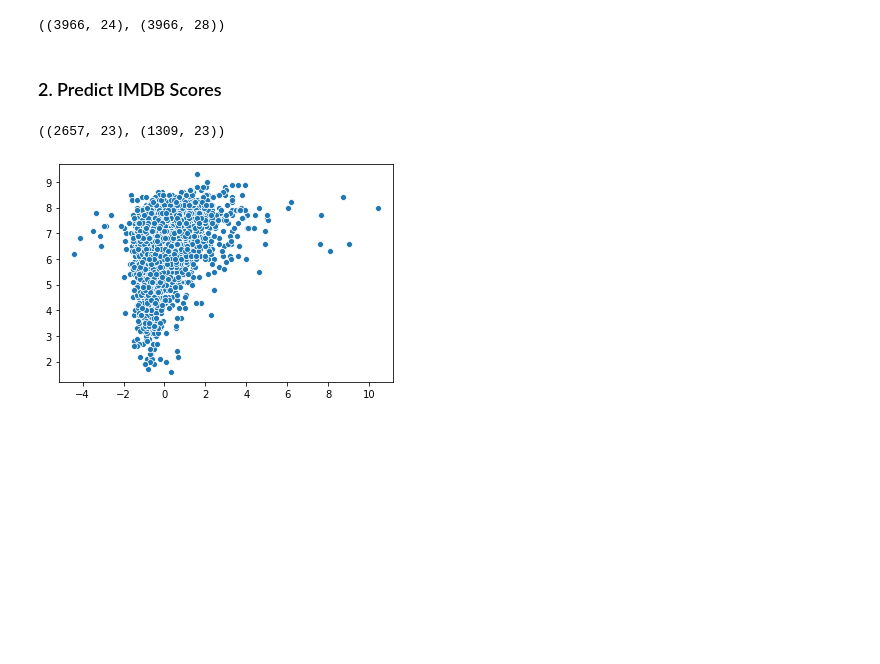
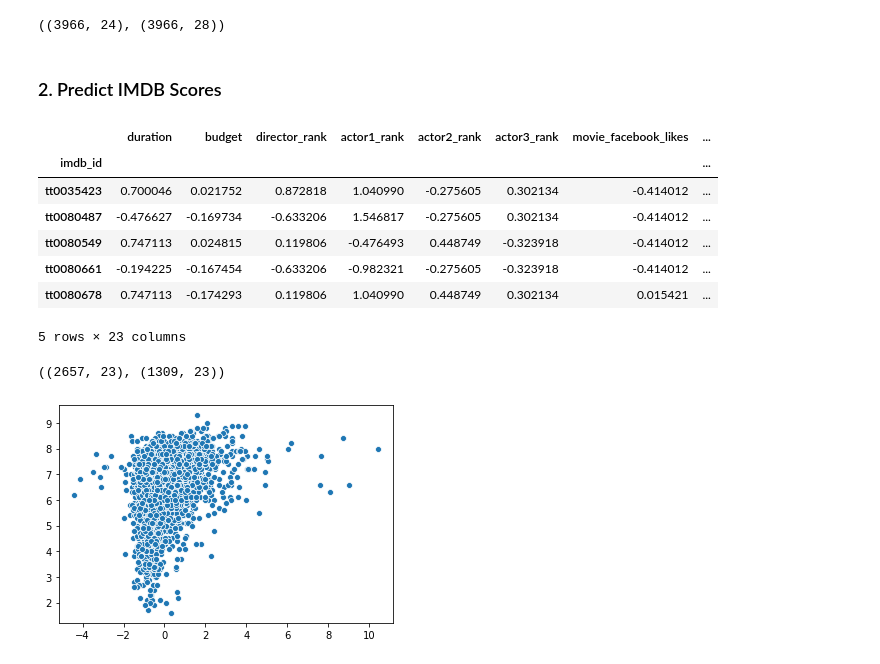
Before and after one commit to anitamezzetti/EPFL_Data_science_in_practice, a Jupyter notebook: Project/AnalysisNeuralNetworks.ipynb, the cells around one changed output. Cells and saved outputs as stored; diff of their text form; code cells hidden in the pictures; blank space fills up the shorter version.

```diff
--- a/Project/AnalysisNeuralNetworks.ipynb
+++ b/Project/AnalysisNeuralNetworks.ipynb
@@ -78,6 +76,17 @@ normed_X
 X_train, X_test, y_train, y_test = train_test_split(normed_X, y1, test_size=0.33, random_state=42)
 # train_dataset = tf.data.Dataset.from_tensor_slices((np.array(X_train), np.array(y2_train)))
 # test_dataset = tf.data.Dataset.from_tensor_slices((np.array(X_test), np.array(y2_test)))
+# %%
+normed_X.head()
+# %% [output]
+|  | duration | budget | director_rank | actor1_rank | actor2_rank | actor3_rank | movie_facebook_likes | ... |
+| imdb_id |  |  |  |  |  |  |  | ... |
+| tt0035423 | 0.700046 | 0.021752 | 0.872818 | 1.040990 | -0.275605 | 0.302134 | -0.414012 | ... |
+| tt0080487 | -0.476627 | -0.169734 | -0.633206 | 1.546817 | -0.275605 | 0.302134 | -0.414012 | ... |
+| tt0080549 | 0.747113 | 0.024815 | 0.119806 | -0.476493 | 0.448749 | -0.323918 | -0.414012 | ... |
+| tt0080661 | -0.194225 | -0.167454 | -0.633206 | -0.982321 | -0.275605 | -0.323918 | -0.414012 | ... |
+| tt0080678 | 0.747113 | -0.174293 | 0.119806 | 1.040990 | 0.448749 | 0.302134 | 0.015421 | ... |
+5 rows × 23 columns
 # %%
 X_train.shape, X_test.shape
 # %% [output]
```
Also changed, not shown: parts of 9 cells of this notebook.
